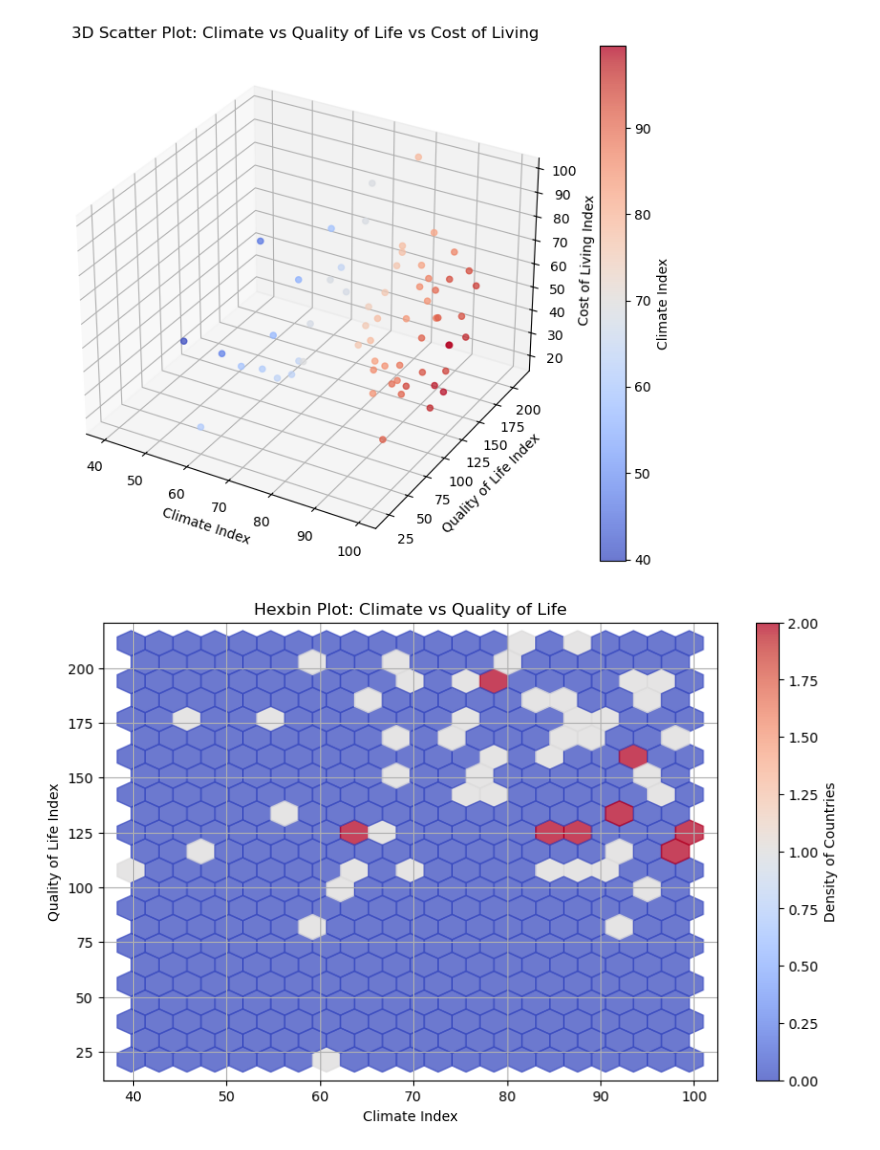
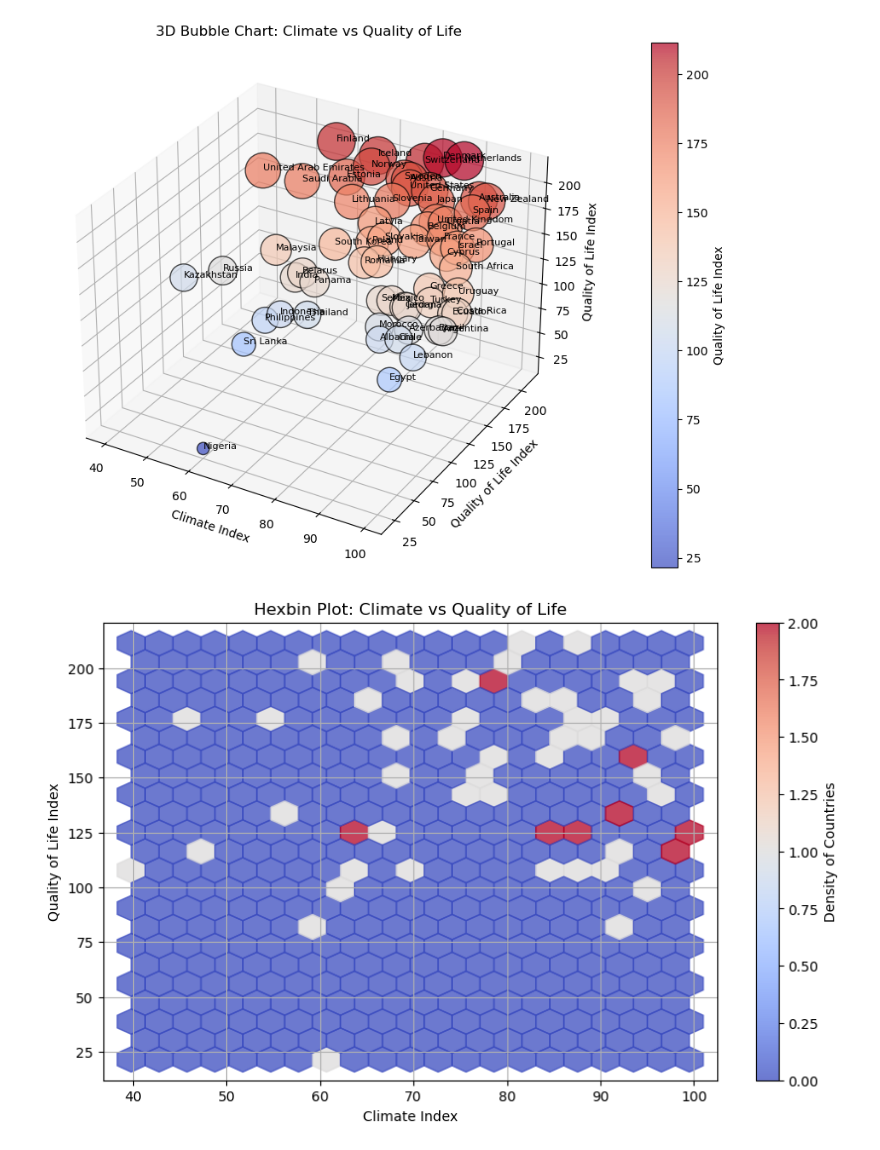
Before and after one commit to IuliaBunescu/tourism_clustering_project, a Jupyter notebook: EDA/roxana.ipynb, the cells around one changed output. Saved outputs shown, nothing was run; the diff lists cells and outputs as text; code cells hidden in the pictures.

Commit message:
resolve the graphs

```diff
--- a/EDA/roxana.ipynb
+++ b/EDA/roxana.ipynb
@@ -42,33 +43,36 @@ plt.show()
 # %%
 from mpl_toolkits.mplot3d import Axes3D
 
-data = df[['Climate Index_quality_of_life_index', 'Quality of Life Index_quality_of_life_index', 'Cost of Living Index_cost_of_living_index']].dropna()
+df_clean = df[['CountryName', 'ClimateIndex', 'QualityOfLifeIndex']].dropna()
 
-data.rename(columns={
-    'Climate Index_quality_of_life_index': 'Climate Index',
-    'Quality of Life Index_quality_of_life_index': 'Quality of Life Index',
-    'Cost of Living Index_cost_of_living_index': 'Cost of Living Index'
-}, inplace=True)
-
-fig = plt.figure(figsize=(10, 7))
+fig = plt.figure(figsize=(12, 8))
 ax = fig.add_subplot(111, projection='3d')
 
 sc = ax.scatter(
-    data['Climate Index'],
-    data['Quality of Life Index'],
-    data['Cost of Living Index'],
-    c=data['Climate Index'], cmap='coolwarm', alpha=0.75
+    df_clean['ClimateIndex'],
+    df_clean['QualityOfLifeIndex'],
+    df_clean['QualityOfLifeIndex'],
+    s=df_clean['QualityOfLifeIndex'] * 5,
+    c=df_clean['QualityOfLifeIndex'],
+    cmap="coolwarm",
+    alpha=0.7,
+    edgecolor="black"
 )
+
+for i, row in df_clean.iterrows():
+    ax.text(row['ClimateIndex'], row['QualityOfLifeIndex'], row['QualityOfLifeIndex'], row['CountryName'], fontsize=8)
 
 ax.set_xlabel("Climate Index")
 ax.set_ylabel("Quality of Life Index")
-ax.set_zlabel("Cost of Living Index")
-ax.set_title("3D Scatter Plot: Climate vs Quality of Life vs Cost of Living")
+ax.set_zlabel("Quality of Life Index")
+ax.set_title("3D Bubble Chart: Climate vs Quality of Life")
 
-plt.colorbar(sc, label="Climate Index")
+cbar = plt.colorbar(sc, ax=ax, pad=0.1)
+cbar.set_label("Quality of Life Index")
+
 plt.show()
 # %% [output]
-[figure, old version]
+[figure, new version]
 # %%
 data = df[['Climate Index_quality_of_life_index', 'Quality of Life Index_quality_of_life_index']].dropna()
 
```
Also changed, not shown: parts of 3 cells of this notebook.
